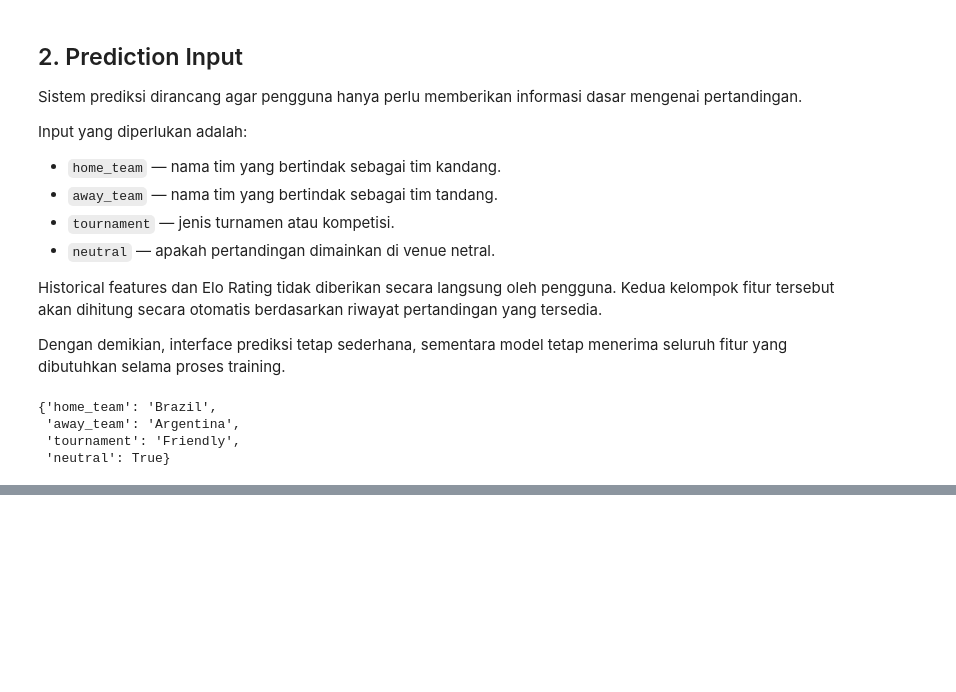
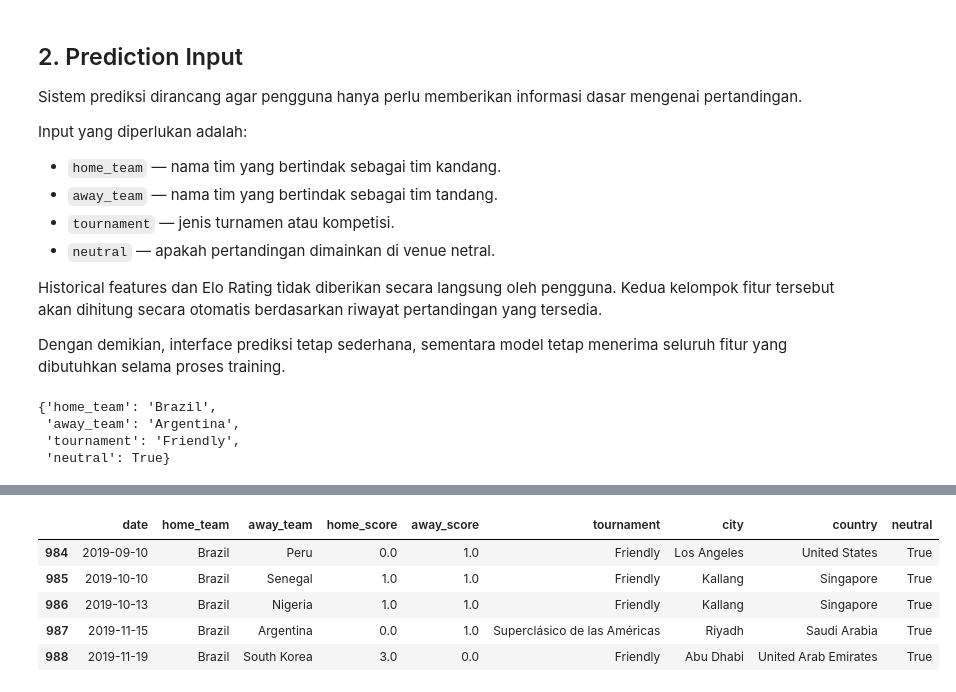
Before and after one commit to RyannPy/international-football-prediction, a Jupyter notebook: notebooks/13_prediction_api.ipynb, the cells around one changed output, grey strips where cells are left out. Cells and saved outputs as stored; diff of their text form; code cells hidden in the pictures; blank space fills up the shorter version.

```diff
--- a/notebooks/13_prediction_api.ipynb
+++ b/notebooks/13_prediction_api.ipynb
@@ -105,0 +190,33 @@ prediction_input
+# %%
+def get_team_history_before(team, prediction_date, data):
+    prediction_date = pd.to_datetime(prediction_date)
+
+    team_matches = data[
+        (data["home_team"] == team) |
+        (data["away_team"] == team)
+    ]
+
+    return (
+        team_matches[
+            team_matches["date"] < prediction_date
+        ]
+        .sort_values("date")
+        .reset_index(drop=True)
+    )
+# %%
+prediction_date = "2020-01-01"
+
+brazil_history_before = get_team_history_before(
+    "Brazil",
+    prediction_date,
+    historical_data
+)
+
+brazil_history_before.tail()
+# %% [output]
+|  | date | home_team | away_team | home_score | away_score | tournament | city | country | neutral |
+| 984 | 2019-09-10 | Brazil | Peru | 0.0 | 1.0 | Friendly | Los Angeles | United States | True |
+| 985 | 2019-10-10 | Brazil | Senegal | 1.0 | 1.0 | Friendly | Kallang | Singapore | True |
+| 986 | 2019-10-13 | Brazil | Nigeria | 1.0 | 1.0 | Friendly | Kallang | Singapore | True |
+| 987 | 2019-11-15 | Brazil | Argentina | 0.0 | 1.0 | Superclásico de las Américas | Riyadh | Saudi Arabia | True |
+| 988 | 2019-11-19 | Brazil | South Korea | 3.0 | 0.0 | Friendly | Abu Dhabi | United Arab Emirates | True |
```
Also changed, not shown: parts of 21 cells of this notebook.
